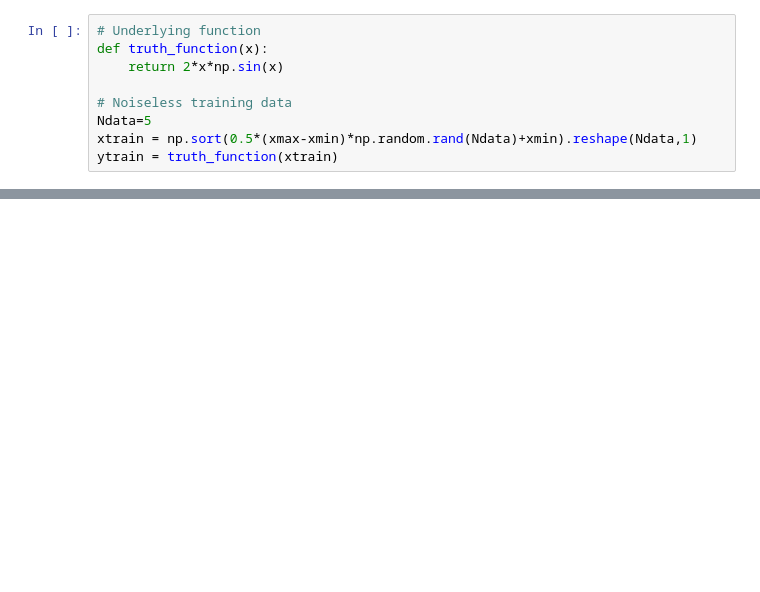
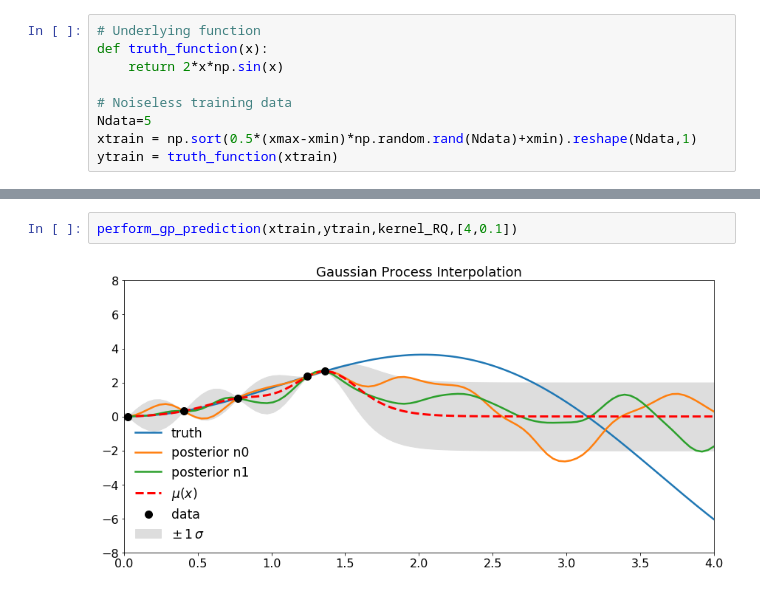
Before and after one commit to rmadar/ExamplesWithPython, a Jupyter notebook: NotebookExamples/GaussianProcesses.ipynb, the cells around one changed output, grey strips where cells are left out. Drawn from its saved outputs; the diff is of its cells as text; blank space fills up the shorter version.

```diff
--- a/NotebookExamples/GaussianProcesses.ipynb
+++ b/NotebookExamples/GaussianProcesses.ipynb
@@ -184,0 +223,4 @@ perform_gp_prediction(xtrain,ytrain,0.5)
+# %%
+perform_gp_prediction(xtrain,ytrain,kernel_RQ,[4,0.1])
+# %% [output]
+[figure, added]
```
Also changed, not shown: parts of 13 cells of this notebook.
